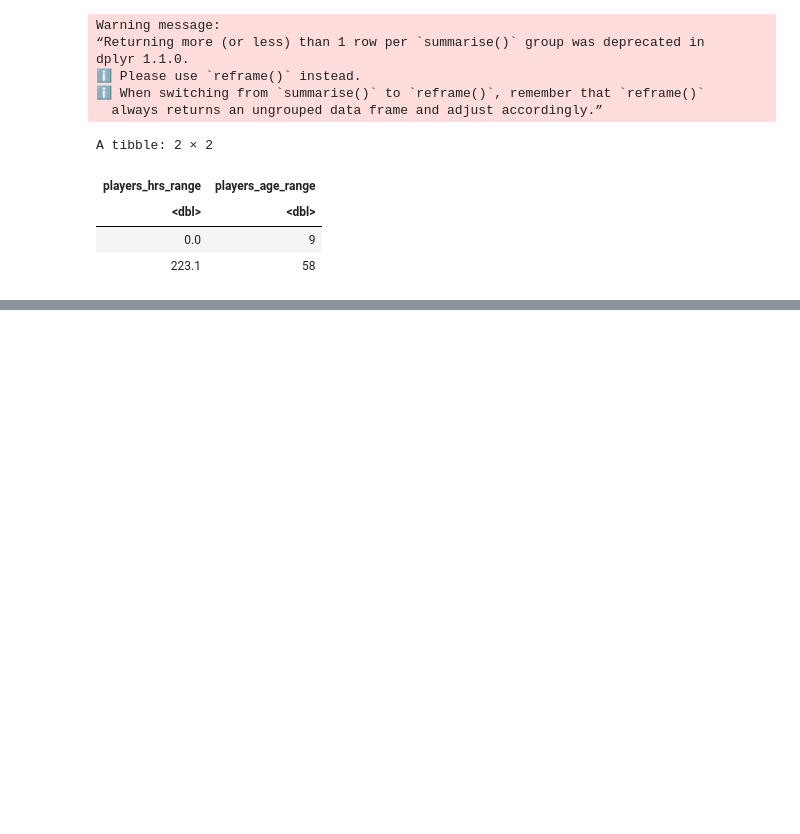
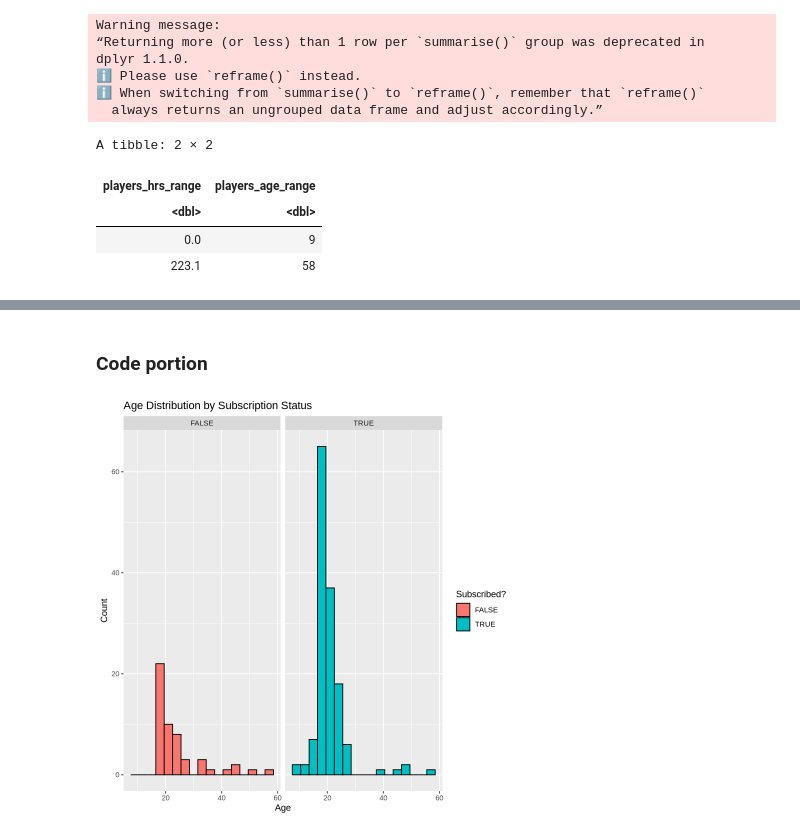
Before and after one commit to angelinahang/dsci-100-2025w1-project-personal-plan-group-42, a Jupyter notebook: ahang_plan.ipynb, the cells around one changed output, grey strips where cells are left out. Saved outputs shown, nothing was run; the diff lists cells and outputs as text; code cells hidden in the pictures; blank space fills up the shorter version.

```diff
--- a/ahang_plan.ipynb
+++ b/ahang_plan.ipynb
@@ -192,0 +210,21 @@ A tibble: 1 × 1
+# %% [markdown]
+### Code portion
+# %%
+# First visualization: faceted histogram, showing distribution of age by
+# subscription status.
+
+players <- players |>
+filter(!is.na(Age))
+
+age_subscribe <- ggplot(players, aes(x = Age, fill = subscribe)) +
+  geom_histogram(binwidth = 3, color = "black") +
+  facet_wrap(~ as.factor(subscribe)) +
+  labs(
+    title = "Age Distribution by Subscription Status",
+    x = "Age",
+    y = "Count",
+    fill = "Subscribed?"
+  )
+age_subscribe
+# %% [output]
+[figure, added]
```
Also changed, not shown: parts of 11 cells of this notebook.
